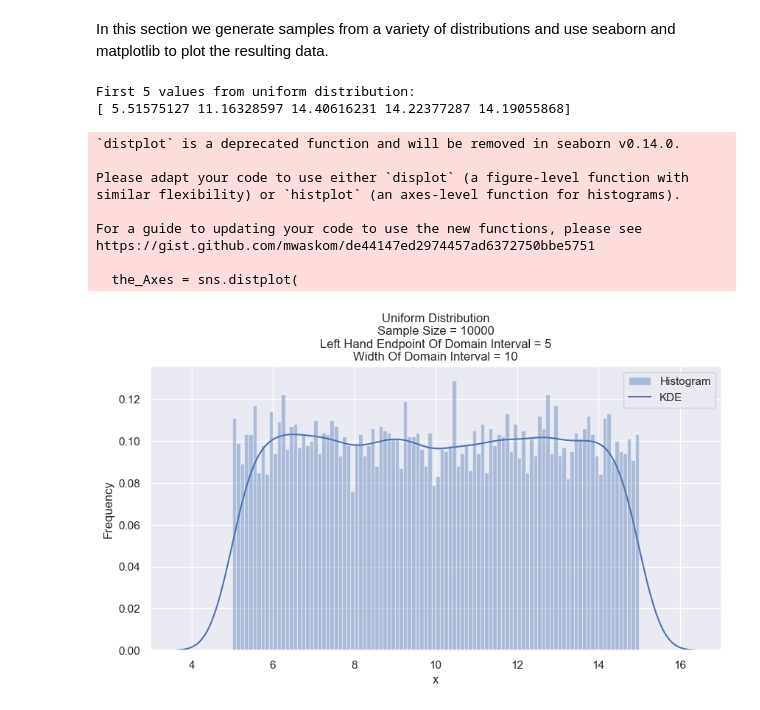
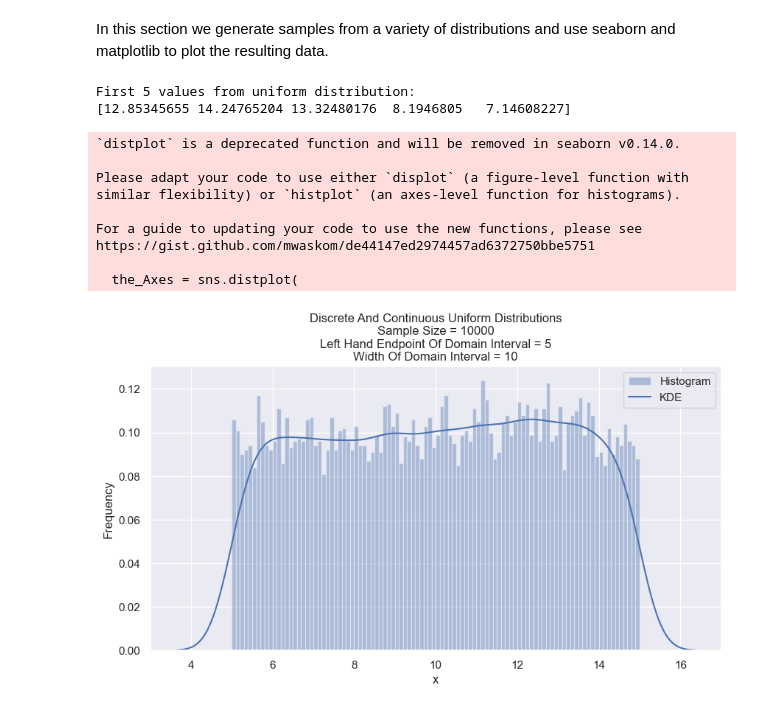
Before and after one commit to tslever/Tom_Levers_Public_Git_Repository, a Jupyter notebook: UVA/5--Bayesian_Machine_Learning/Probabilities_Likelihoods_And_Bayes_Theorem.ipynb, the cells around one changed output. Saved outputs shown, nothing was run; the diff lists cells and outputs as text; code cells hidden in the pictures.

Commit message:
Added seaborn distributions to Probability_Distributions.pptm

```diff
--- a/UVA/5--Bayesian_Machine_Learning/Probabilities_Likelihoods_And_Bayes_Theorem.ipynb
+++ b/UVA/5--Bayesian_Machine_Learning/Probabilities_Likelihoods_And_Bayes_Theorem.ipynb
@@ -23,36 +23,37 @@ sns.set(color_codes = True)
 sns.set(rc = {'figure.figsize': (10, 5)})
 the_Axes = sns.distplot(
     a = array_of_uniformly_distributed_random_numbers,
     bins = 100,
     kde_kws = {"label": "KDE"},
     hist_kws = {"label": "Histogram"}
 )
 the_Axes.set(
     xlabel = "x",
     ylabel = "Frequency",
     title = (
-        "Uniform Distribution"
+        "Discrete And Continuous Uniform Distributions"
         + f"\nSample Size = {sample_size}"
         + f"\nLeft Hand Endpoint Of Domain Interval = {left_hand_endpoint_of_domain_interval}"
         + f"\nWidth Of Domain Interval = {width_of_domain_interval}"
     )
 )
 import matplotlib.pyplot as plt
 plt.legend()
+plt.savefig("Discrete_And_Continuous_Uniform_Distributions.png")
 plt.show()
 # %% [output]
 First 5 values from uniform distribution:
-[ 5.51575127 11.16328597 14.40616231 14.22377287 14.19055868]
+[12.85345655 14.24765204 13.32480176  8.1946805   7.14608227]
 `distplot` is a deprecated function and will be removed in seaborn v0.14.0.
 
 Please adapt your code to use either `displot` (a figure-level function with
 similar flexibility) or `histplot` (an axes-level function for histograms).
 
 For a guide to updating your code to use the new functions, please see
 https://gist.github.com/mwaskom/de44147ed2974457ad6372750bbe5751
 
   the_Axes = sns.distplot(
-[figure, old version]
+[figure, new version]
 # %%
 from scipy.stats import norm
 sample_size = 1000000
```
Also changed, not shown: parts of 3 cells of this notebook, 4 other files.
